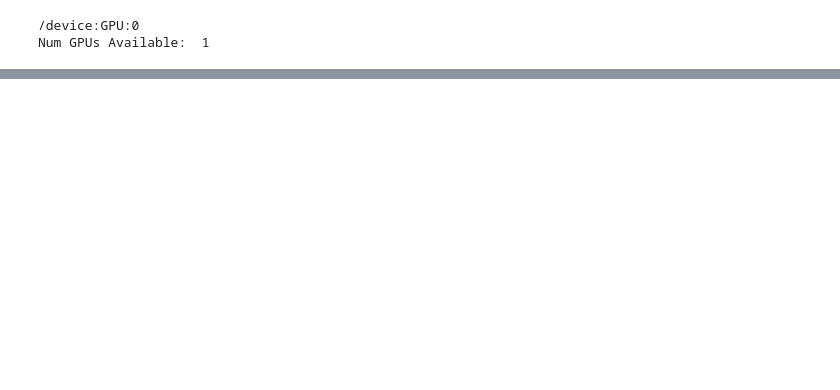
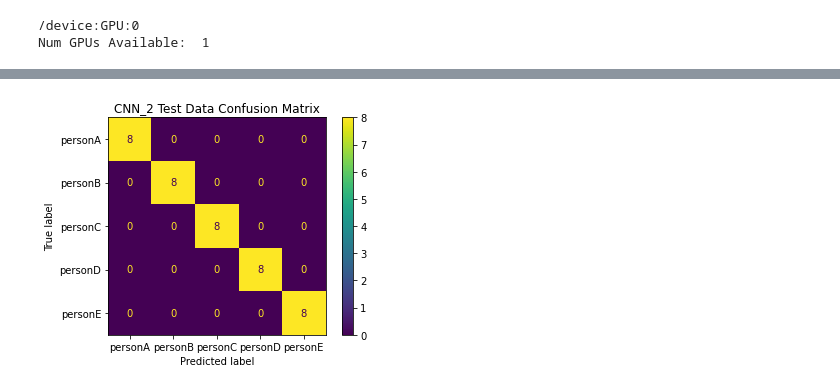
Before and after one commit to aymanmostafa11/signature-identifiation-and-verification, a Jupyter notebook: notebooks/SignatureClassifier.ipynb, the cells around one changed output, grey strips where cells are left out. Saved outputs shown, nothing was run; the diff lists cells and outputs as text; code cells hidden in the pictures; blank space fills up the shorter version.

```diff
--- a/notebooks/SignatureClassifier.ipynb
+++ b/notebooks/SignatureClassifier.ipynb
@@ -107,0 +267,2 @@ model.evaluate(test_data)
+# %%
+cnn2 = keras.models.load_model("/content/drive/MyDrive/Edu/CV/best_signature.hdf5")
@@ -107,0 +310,6 @@ model.evaluate(test_data)
+# %%
+conf_mat = ConfusionMatrixDisplay.from_predictions(tst_labels, cnn2_preds, display_labels=train_data.class_names)
+conf_mat.ax_.set_title("CNN_2 Test Data Confusion Matrix")
+plt.show()
+# %% [output]
+[figure, added]
```
Also changed, not shown: parts of 40 cells of this notebook.
